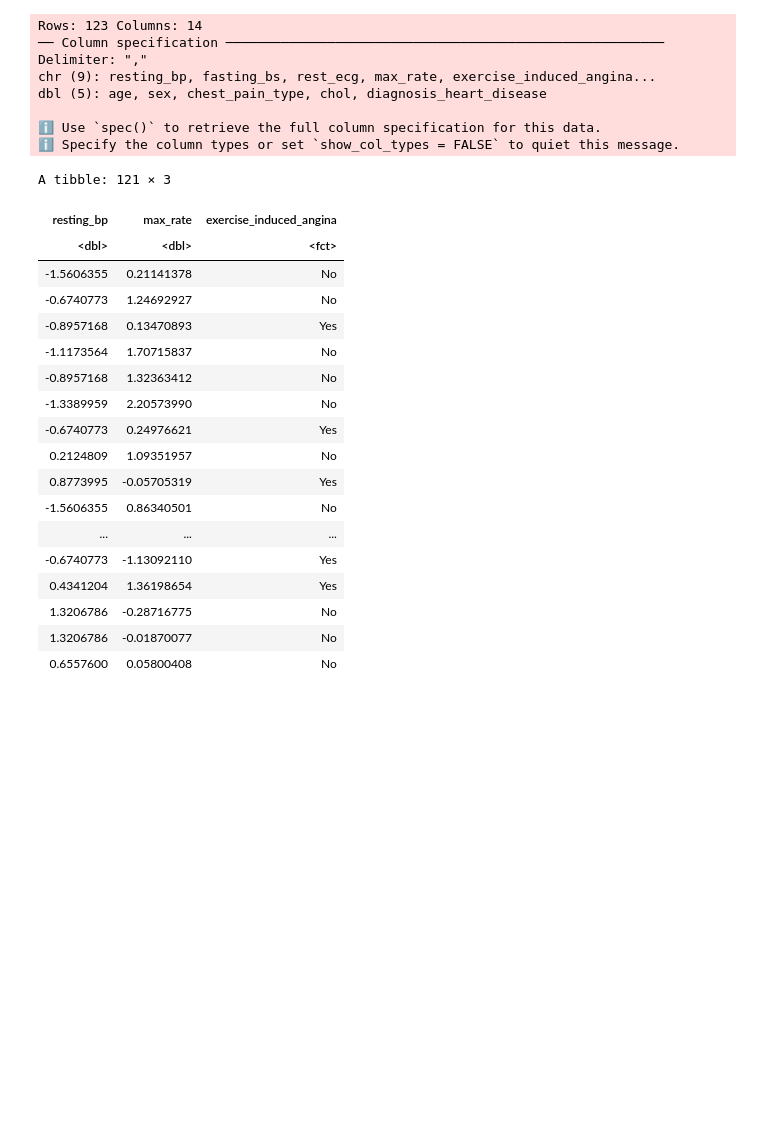
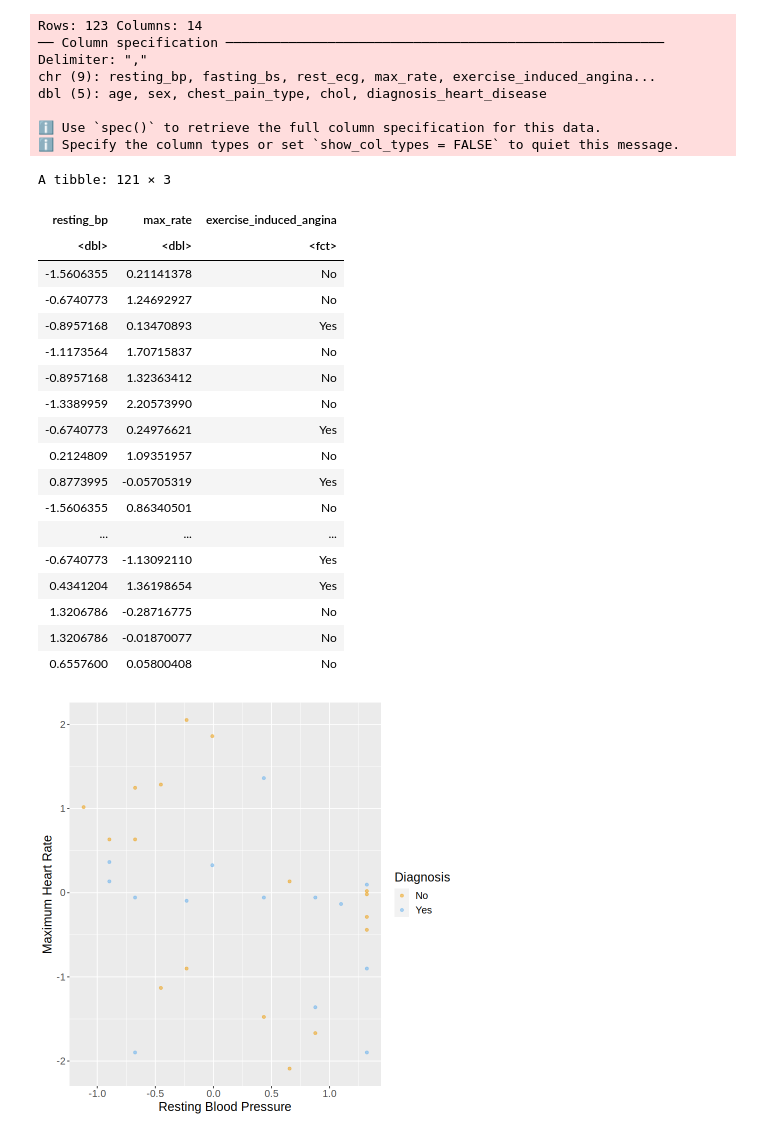
Before and after one commit to elaines6/dsci-100-group-project, a Jupyter notebook: heart_disease_proposal.ipynb, the cells around one changed output. Saved outputs shown, nothing was run; the diff lists cells and outputs as text; code cells hidden in the pictures; blank space fills up the shorter version.

Commit message:
Plotting

```diff
--- a/heart_disease_proposal.ipynb
+++ b/heart_disease_proposal.ipynb
@@ -38,31 +38,43 @@ scaled_heart_data
 heart_data_split <- initial_split(scaled_heart_data, prop = 0.75, strata = exercise_induced_angina)
 heart_data_train <- training(heart_data_split)
 heart_data_test <- testing(heart_data_split)
+
+heart_plot<- heart_data_test|>
+    ggplot(aes(x= resting_bp, y= max_rate, color = exercise_induced_angina))+
+    geom_point(alpha= 0.5) +
+    labs(x= "Resting Blood Pressure",
+         y= "Maximum Heart Rate",
+         color = "Diagnosis") +
+    scale_color_manual(values = c("orange2", "steelblue2")) +
+    theme(text = element_text(size = 15))
+
+heart_plot
 # %% [output]
 Rows: 123 Columns: 14
 ── Column specification ────────────────────────────────────────────────────────
 Delimiter: ","
 chr (9): resting_bp, fasting_bs, rest_ecg, max_rate, exercise_induced_angina...
 dbl (5): age, sex, chest_pain_type, chol, diagnosis_heart_disease
 
 ℹ Use `spec()` to retrieve the full column specification for this data.
 ℹ Specify the column types or set `show_col_types = FALSE` to quiet this message.
 A tibble: 121 × 3
 | resting_bp | max_rate | exercise_induced_angina |
 | <dbl> | <dbl> | <fct> |
 | -1.5606355 | 0.21141378 | No |
 | -0.6740773 | 1.24692927 | No |
 | -0.8957168 | 0.13470893 | Yes |
 | -1.1173564 | 1.70715837 | No |
 | -0.8957168 | 1.32363412 | No |
 | -1.3389959 | 2.20573990 | No |
 | -0.6740773 | 0.24976621 | Yes |
 | 0.2124809 | 1.09351957 | No |
 | 0.8773995 | -0.05705319 | Yes |
 | -1.5606355 | 0.86340501 | No |
 | ... | ... | ... |
 | -0.6740773 | -1.13092110 | Yes |
 | 0.4341204 | 1.36198654 | Yes |
 | 1.3206786 | -0.28716775 | No |
 | 1.3206786 | -0.01870077 | No |
 | 0.6557600 | 0.05800408 | No |
+[figure, added]
```
